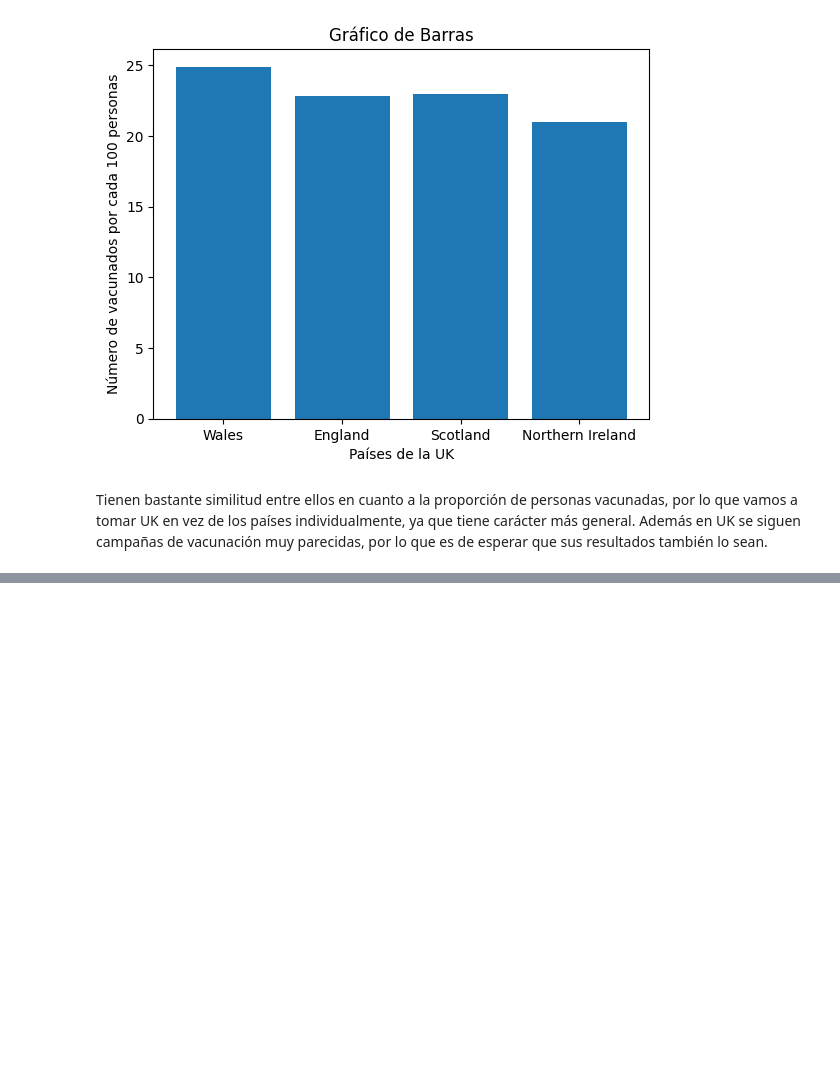
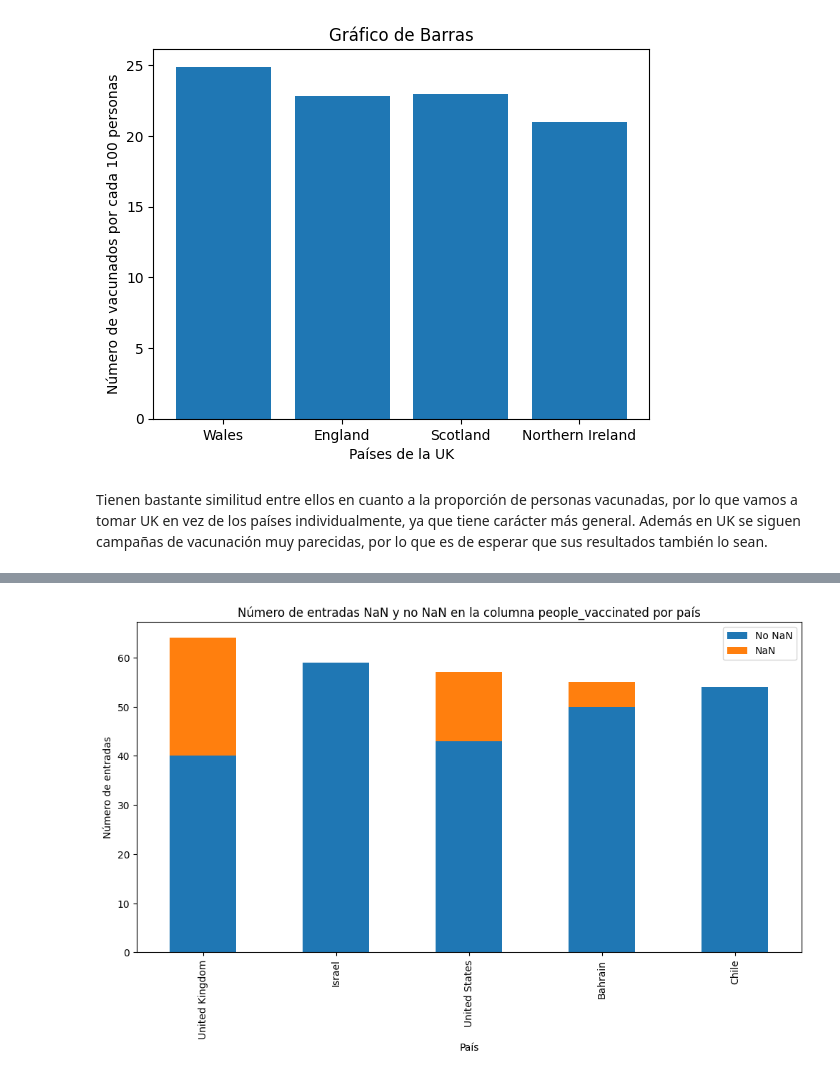
Before and after one commit to CeliaDiazSanchez/Data-Mining, a Jupyter notebook: LAB01_Ana_pruebas.ipynb, the cells around one changed output, grey strips where cells are left out. Saved outputs shown, nothing was run; the diff lists cells and outputs as text; code cells hidden in the pictures; blank space fills up the shorter version.

```diff
--- a/LAB01_Ana_pruebas.ipynb
+++ b/LAB01_Ana_pruebas.ipynb
@@ -385,0 +407,16 @@ Antes de comenzar a graficar, veremos si los países
+# %%
+import matplotlib.pyplot as plt
+filtered_result = result.loc[conteo[:5].index]
+# Crear el gráfico de barras
+filtered_result.plot(kind='bar', stacked=True, figsize=(12, 6))
+
+# Personalizar el gráfico
+plt.title('Número de entradas NaN y no NaN en la columna people_vaccinated por país')
+plt.xlabel('País')
+plt.ylabel('Número de entradas')
+plt.legend(['No NaN', 'NaN'])
+
+# Mostrar el gráfico
+plt.show()
+# %% [output]
+[figure, added]
```
Also changed, not shown: parts of 16 cells of this notebook.
